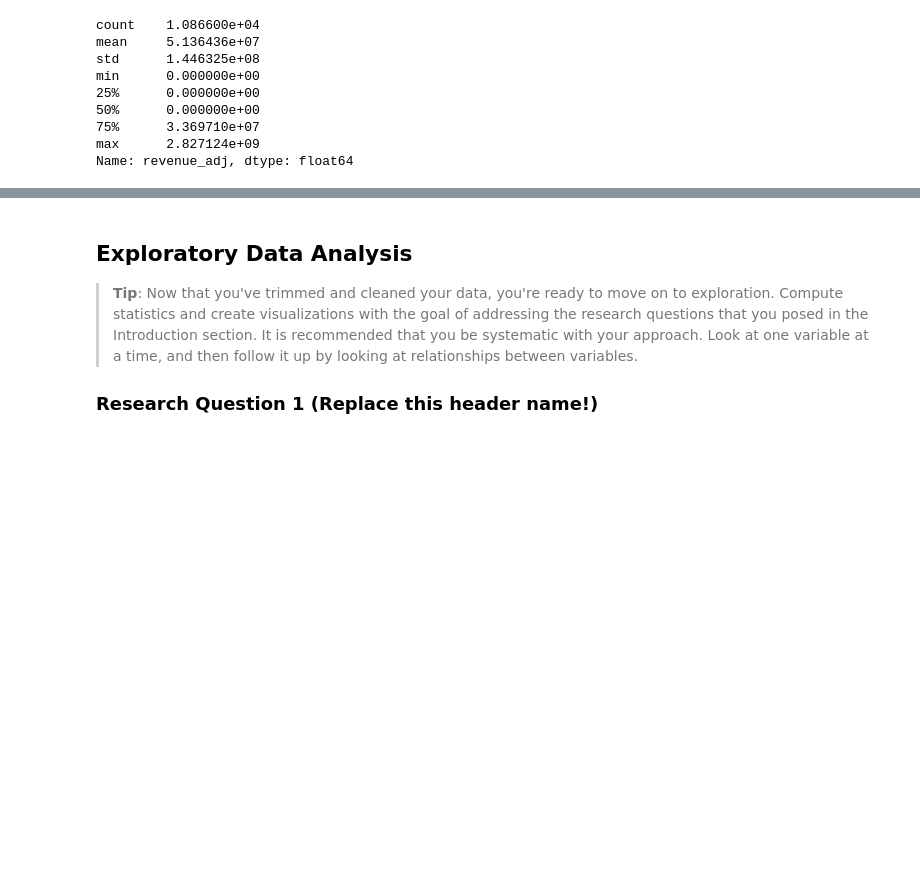
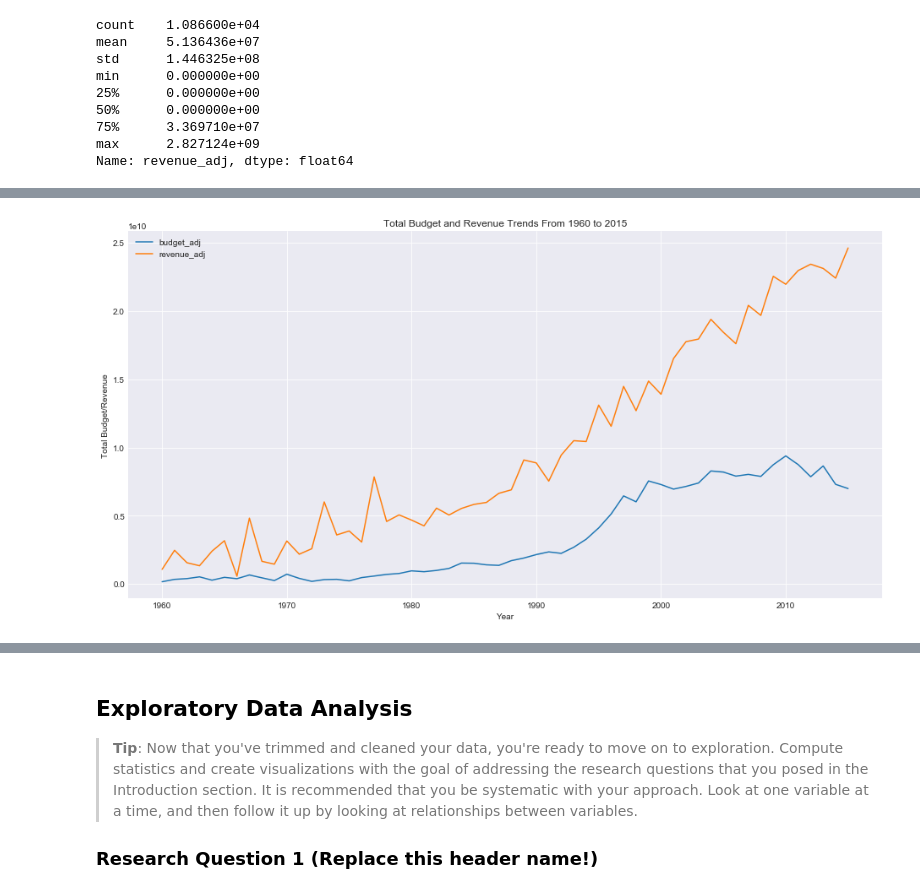
Before and after one commit to coderford/TMDb_movie_analysis, a Jupyter notebook: analysis_notebook.ipynb, the cells around one changed output, grey strips where cells are left out. Saved outputs shown, nothing was run; the diff lists cells and outputs as text; code cells hidden in the pictures; blank space fills up the shorter version.

```diff
--- a/analysis_notebook.ipynb
+++ b/analysis_notebook.ipynb
@@ -267,0 +250,19 @@ While inspecting the data, I found the following problems which need to be addre
+# %%
+## year-wise trends in total budgets and reveneus for all movies:
+
+# extract sums:
+yearly_budget_sums = budgets_grouped_by_year.sum()
+yearly_revenue_sums = revenues_grouped_by_year.sum()
+
+# now plotting:
+fig = plt.figure(figsize = (16, 8))
+ax = plt.axes()
+ax.plot(yearly_budget_sums['release_year'], yearly_budget_sums['budget_adj'])
+ax.plot(yearly_revenue_sums['release_year'], yearly_revenue_sums['revenue_adj'])
+plt.xlabel('Year')
+plt.ylabel('Total Budget/Revenue')
+plt.title('Total Budget and Revenue Trends From 1960 to 2015')
+plt.legend()
+plt.show()
+# %% [output]
+[figure, added]
```
Also changed, not shown: parts of 32 cells of this notebook.
